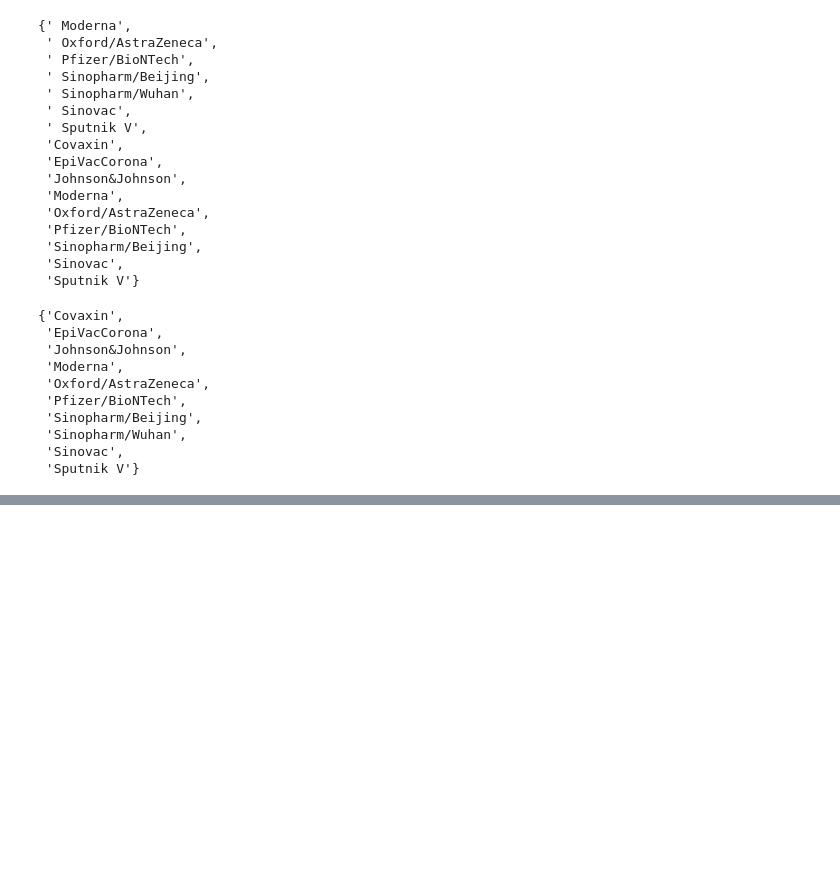
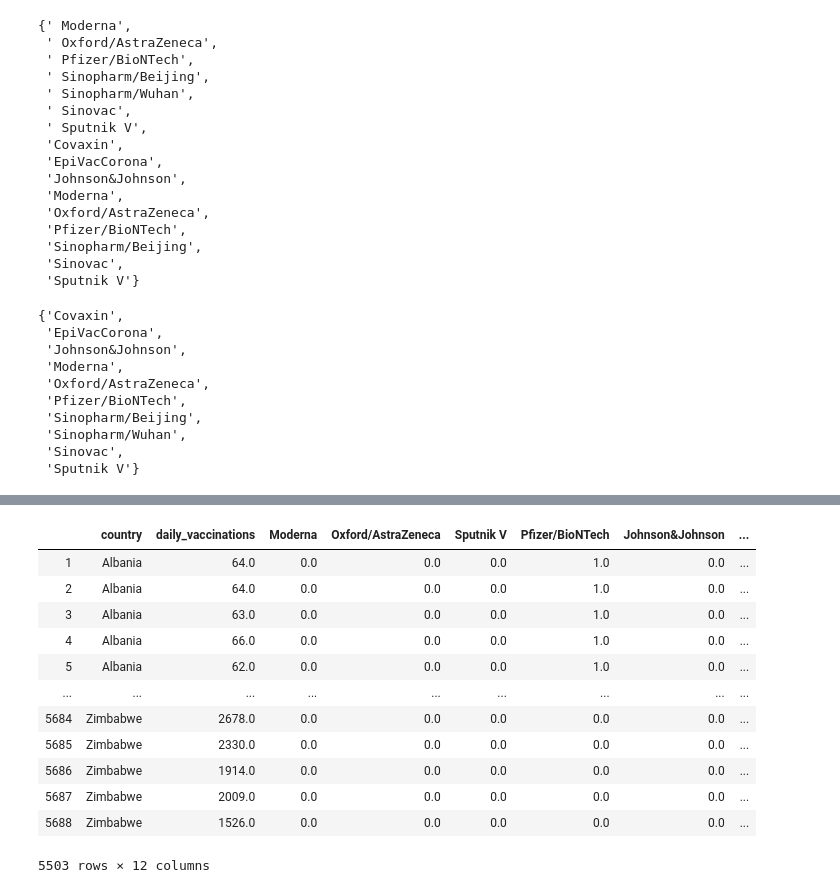
Before and after one commit to kamilaurbanczyk/covid_vaccinations_data_analysis, a Jupyter notebook: Covid vaccinations data analysis.ipynb, the cells around one changed output, grey strips where cells are left out. Saved outputs shown, nothing was run; the diff lists cells and outputs as text; code cells hidden in the pictures; blank space fills up the shorter version.

```diff
--- a/Covid vaccinations data analysis.ipynb
+++ b/Covid vaccinations data analysis.ipynb
@@ -363,3 +364,21 @@ vaccines_data
 | 5687 | Zimbabwe | 2009.0 | Sinopharm/Beijing | 0.0 | 0.0 | 0.0 | 0.0 | ... |
 | 5688 | Zimbabwe | 1526.0 | Sinopharm/Beijing | 0.0 | 0.0 | 0.0 | 0.0 | ... |
 5503 rows × 13 columns
+# %%
+vaccines_data.drop(columns=['vaccines'], inplace=True)
+# %%
+vaccines_data
+# %% [output]
+|  | country | daily_vaccinations | Moderna | Oxford/AstraZeneca | Sputnik V | Pfizer/BioNTech | Johnson&Johnson | ... |
+| 1 | Albania | 64.0 | 0.0 | 0.0 | 0.0 | 1.0 | 0.0 | ... |
+| 2 | Albania | 64.0 | 0.0 | 0.0 | 0.0 | 1.0 | 0.0 | ... |
+| 3 | Albania | 63.0 | 0.0 | 0.0 | 0.0 | 1.0 | 0.0 | ... |
+| 4 | Albania | 66.0 | 0.0 | 0.0 | 0.0 | 1.0 | 0.0 | ... |
+| 5 | Albania | 62.0 | 0.0 | 0.0 | 0.0 | 1.0 | 0.0 | ... |
+| ... | ... | ... | ... | ... | ... | ... | ... | ... |
+| 5684 | Zimbabwe | 2678.0 | 0.0 | 0.0 | 0.0 | 0.0 | 0.0 | ... |
+| 5685 | Zimbabwe | 2330.0 | 0.0 | 0.0 | 0.0 | 0.0 | 0.0 | ... |
+| 5686 | Zimbabwe | 1914.0 | 0.0 | 0.0 | 0.0 | 0.0 | 0.0 | ... |
+| 5687 | Zimbabwe | 2009.0 | 0.0 | 0.0 | 0.0 | 0.0 | 0.0 | ... |
+| 5688 | Zimbabwe | 1526.0 | 0.0 | 0.0 | 0.0 | 0.0 | 0.0 | ... |
+5503 rows × 12 columns
```
Also changed, not shown: parts of 6 cells of this notebook, 2 other files.
